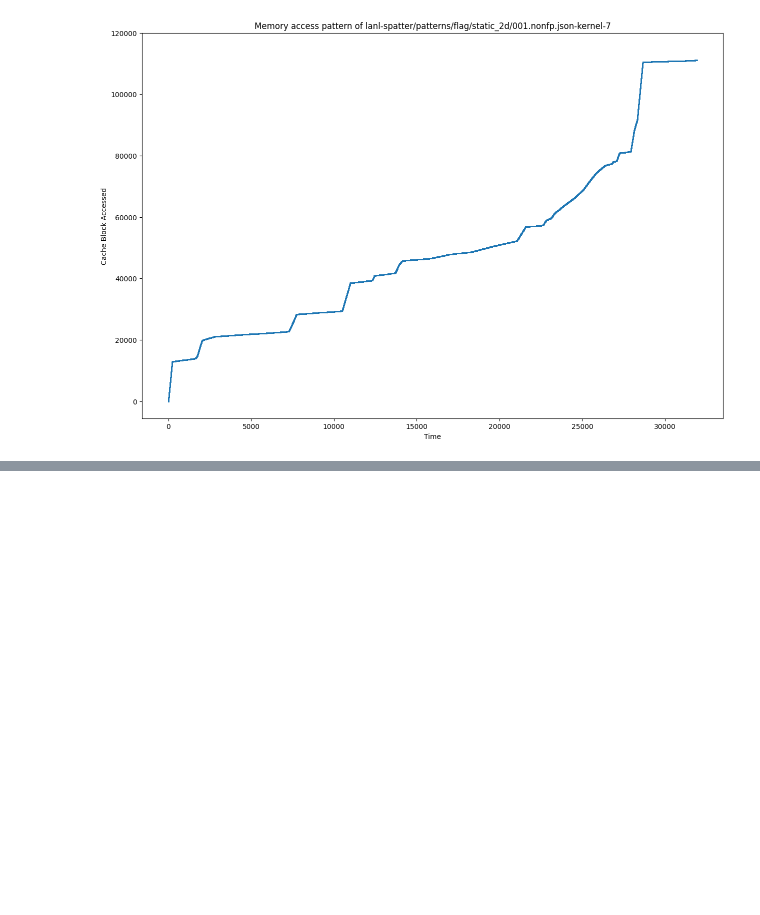
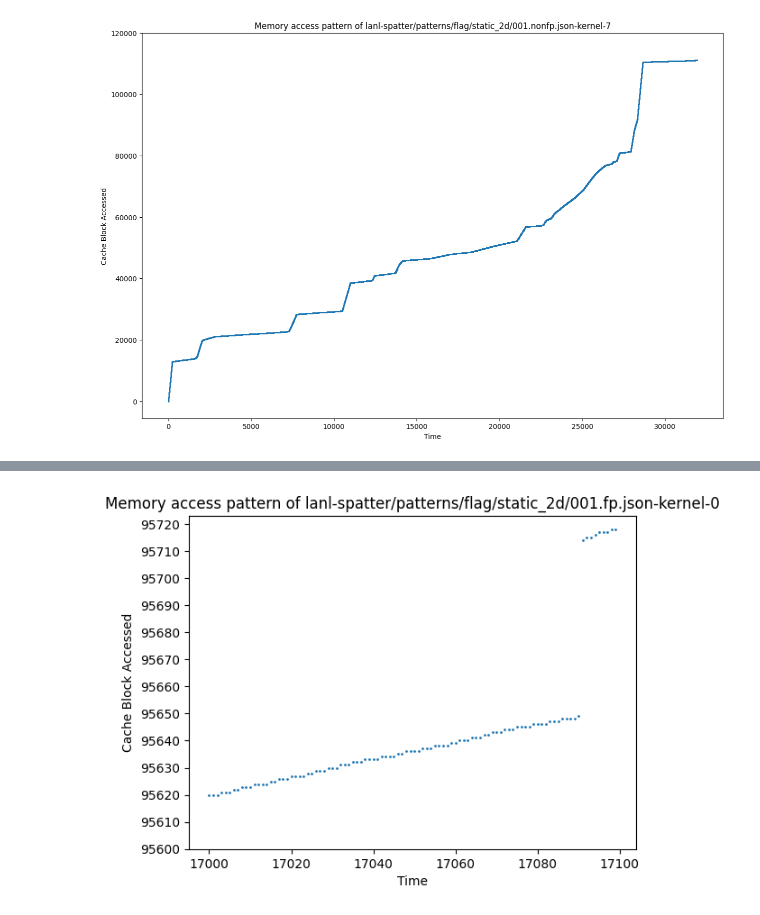
Before and after one commit to hnpl/pattern-analysis, a Jupyter notebook: scatter_gather_pattern_graphing.ipynb, the cells around one changed output, grey strips where cells are left out. Drawn from its saved outputs; the diff is of its cells as text; code cells hidden in the pictures; blank space fills up the shorter version.

```diff
--- a/scatter_gather_pattern_graphing.ipynb
+++ b/scatter_gather_pattern_graphing.ipynb
@@ -134,0 +144,10 @@ for i, kernel in enumerate(kernels):
+# %%
+spatter_file = "lanl-spatter/patterns/flag/static_2d/001.fp.json"
+kernels = read_spatter_kernel(spatter_file)
+kernel = kernels[0]
+i = 0
+#plt.rcParams["figure.figsize"] = (15, 10)
+system.visualize_memory_access_pattern(kernel.index[17000:17100], f"{spatter_file}-kernel-{i}",
+                                       x_axis_offset=17000, y_axis_offset=95600, y_step=10)
+# %% [output]
+[figure, added]
```
Also changed, not shown: parts of 2 cells of this notebook, 1 other file.
